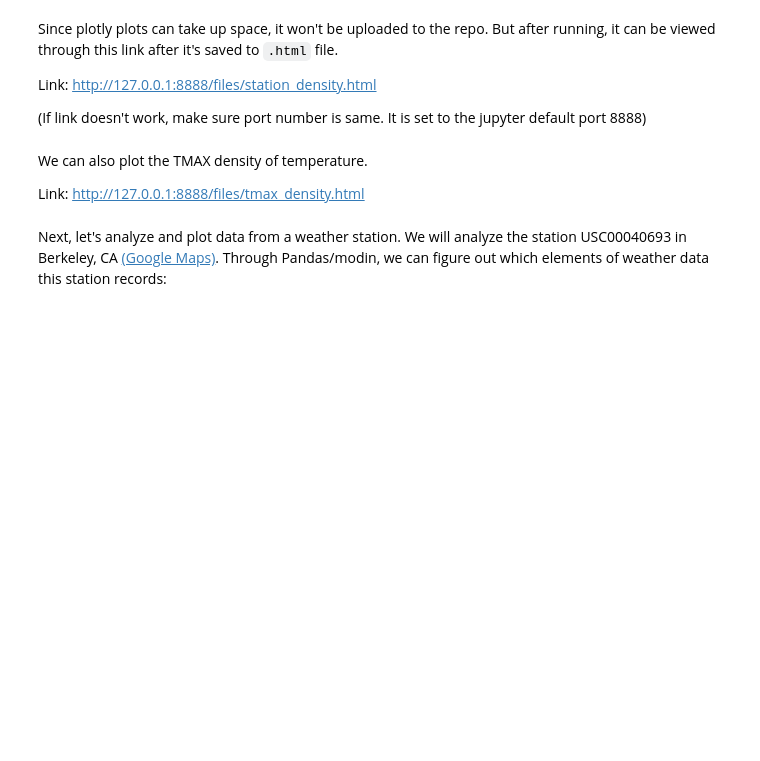
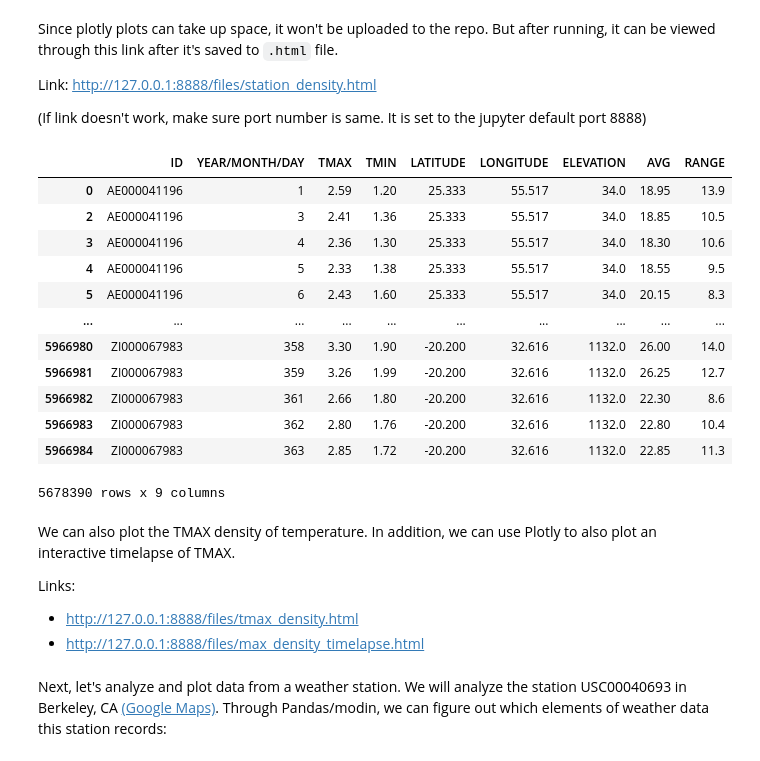
Before and after one commit to briancpark/aws-asdi, a Jupyter notebook: eda.ipynb, the cells around one changed output. Drawn from its saved outputs; the diff is of its cells as text; code cells hidden in the pictures; blank space fills up the shorter version.

```diff
--- a/eda.ipynb
+++ b/eda.ipynb
@@ -497,11 +524,27 @@ fig.update_layout(margin={"r":0,"t":0,"l":0,"b":0})
 fig.write_html("station_density.html")
 # %%
 df = design_matrix([2010], ["TMAX", "TMIN"], target=["TMAX"], local=True)
-df["TMAX"] = df["TMAX"] / 10
-df["TMIN"] = df["TMIN"] / 10
+df["TMAX"] = df["TMAX"]
+df["TMIN"] = df["TMIN"]
 df
+# %% [output]
+|  | ID | YEAR/MONTH/DAY | TMAX | TMIN | LATITUDE | LONGITUDE | ELEVATION | AVG | RANGE |
+| 0 | AE000041196 | 1 | 2.59 | 1.20 | 25.333 | 55.517 | 34.0 | 18.95 | 13.9 |
+| 2 | AE000041196 | 3 | 2.41 | 1.36 | 25.333 | 55.517 | 34.0 | 18.85 | 10.5 |
+| 3 | AE000041196 | 4 | 2.36 | 1.30 | 25.333 | 55.517 | 34.0 | 18.30 | 10.6 |
+| 4 | AE000041196 | 5 | 2.33 | 1.38 | 25.333 | 55.517 | 34.0 | 18.55 | 9.5 |
+| 5 | AE000041196 | 6 | 2.43 | 1.60 | 25.333 | 55.517 | 34.0 | 20.15 | 8.3 |
+| ... | ... | ... | ... | ... | ... | ... | ... | ... | ... |
+| 5966980 | ZI000067983 | 358 | 3.30 | 1.90 | -20.200 | 32.616 | 1132.0 | 26.00 | 14.0 |
+| 5966981 | ZI000067983 | 359 | 3.26 | 1.99 | -20.200 | 32.616 | 1132.0 | 26.25 | 12.7 |
+| 5966982 | ZI000067983 | 361 | 2.66 | 1.80 | -20.200 | 32.616 | 1132.0 | 22.30 | 8.6 |
+| 5966983 | ZI000067983 | 362 | 2.80 | 1.76 | -20.200 | 32.616 | 1132.0 | 22.80 | 10.4 |
+| 5966984 | ZI000067983 | 363 | 2.85 | 1.72 | -20.200 | 32.616 | 1132.0 | 22.85 | 11.3 |
+5678390 rows x 9 columns
 # %% [markdown]
-We can also plot the TMAX density of temperature.
+We can also plot the TMAX density of temperature. In addition, we can use Plotly to also plot an interactive timelapse of TMAX.
 
-Link: http://127.0.0.1:8888/files/tmax_density.html
+Links:
+* http://127.0.0.1:8888/files/tmax_density.html
+* http://127.0.0.1:8888/files/max_density_timelapse.html
 # %%
```
Also changed, not shown: parts of 59 cells of this notebook, 1 other file.
